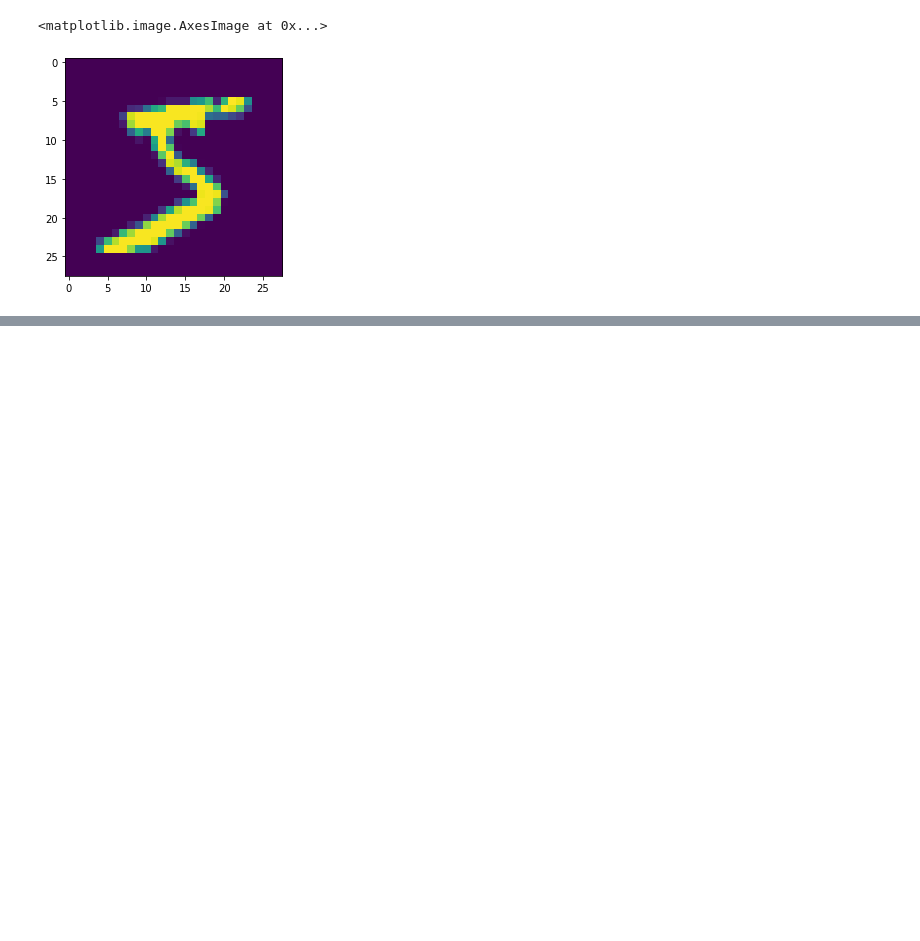
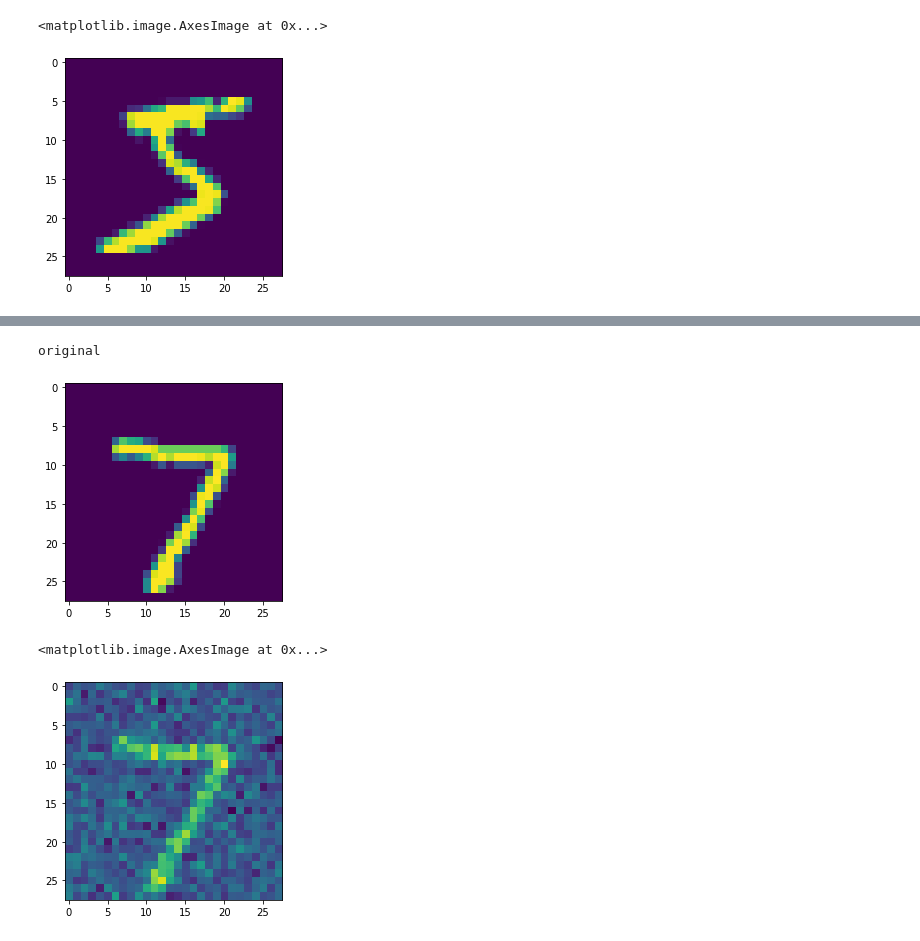
Before and after one commit to tonnyhideyori/tensorflow, a Jupyter notebook: auto_encoder_real.ipynb, the cells around one changed output, grey strips where cells are left out. Cells and saved outputs as stored; diff of their text form; code cells hidden in the pictures; blank space fills up the shorter version.

Commit message:
added noise removal autoencoder

```diff
--- a/auto_encoder_real.ipynb
+++ b/auto_encoder_real.ipynb
@@ -79,0 +82,4 @@ outencoder image
+# %%
+sample=GaussianNoise(0.2)
+# %%
+noisy=sample(X_test[:10],training=True)
@@ -79,0 +92,11 @@ outencoder image
+# %%
+n=0
+print('original')
+plt.imshow(X_test[n])
+plt.show()
+plt.imshow(noisy[n])
+# %% [output]
+original
+[figure, added]
+<matplotlib.image.AxesImage at 0x...>
+[figure, added]
```
Also changed, not shown: parts of 12 cells of this notebook.
